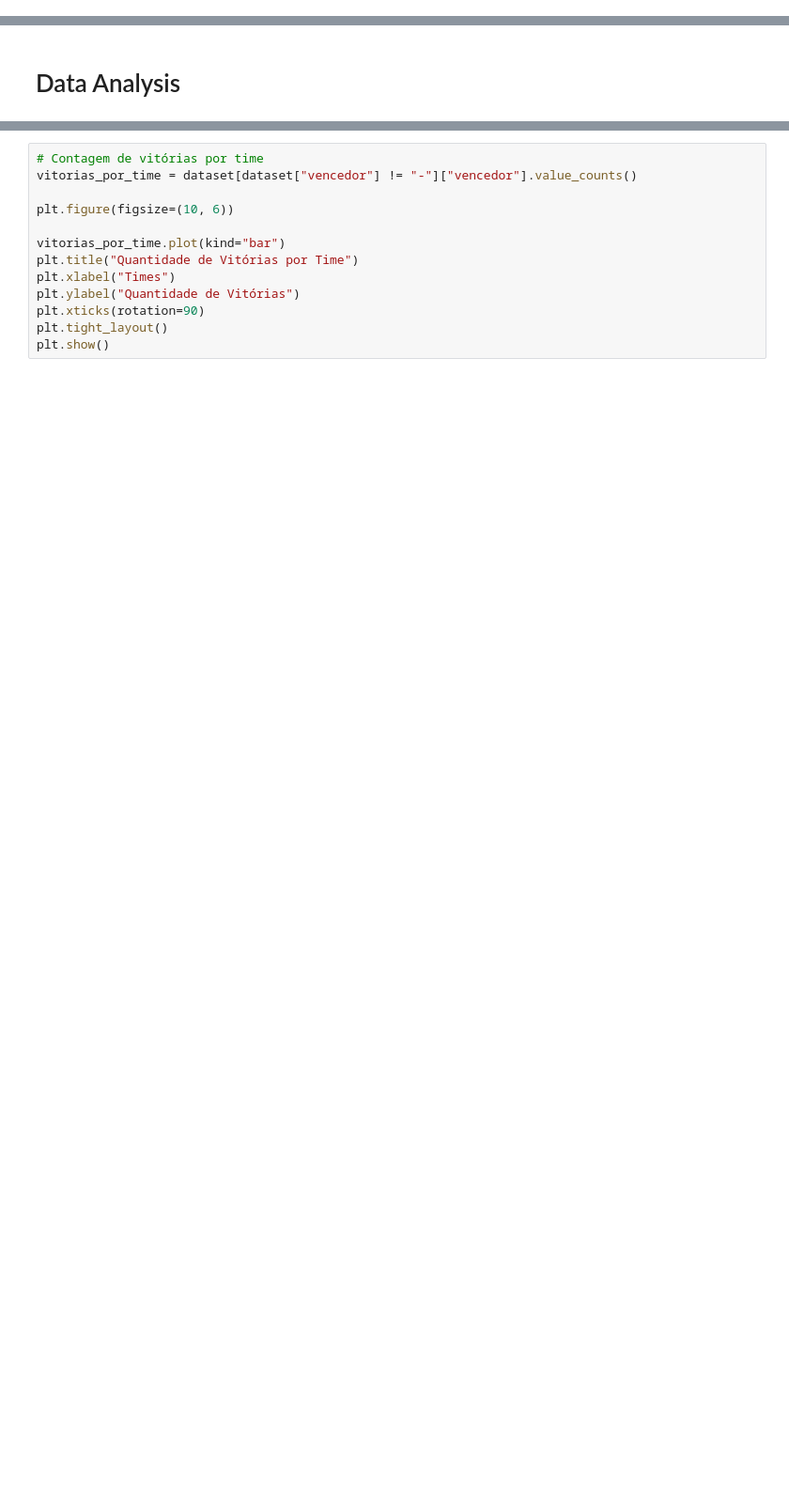
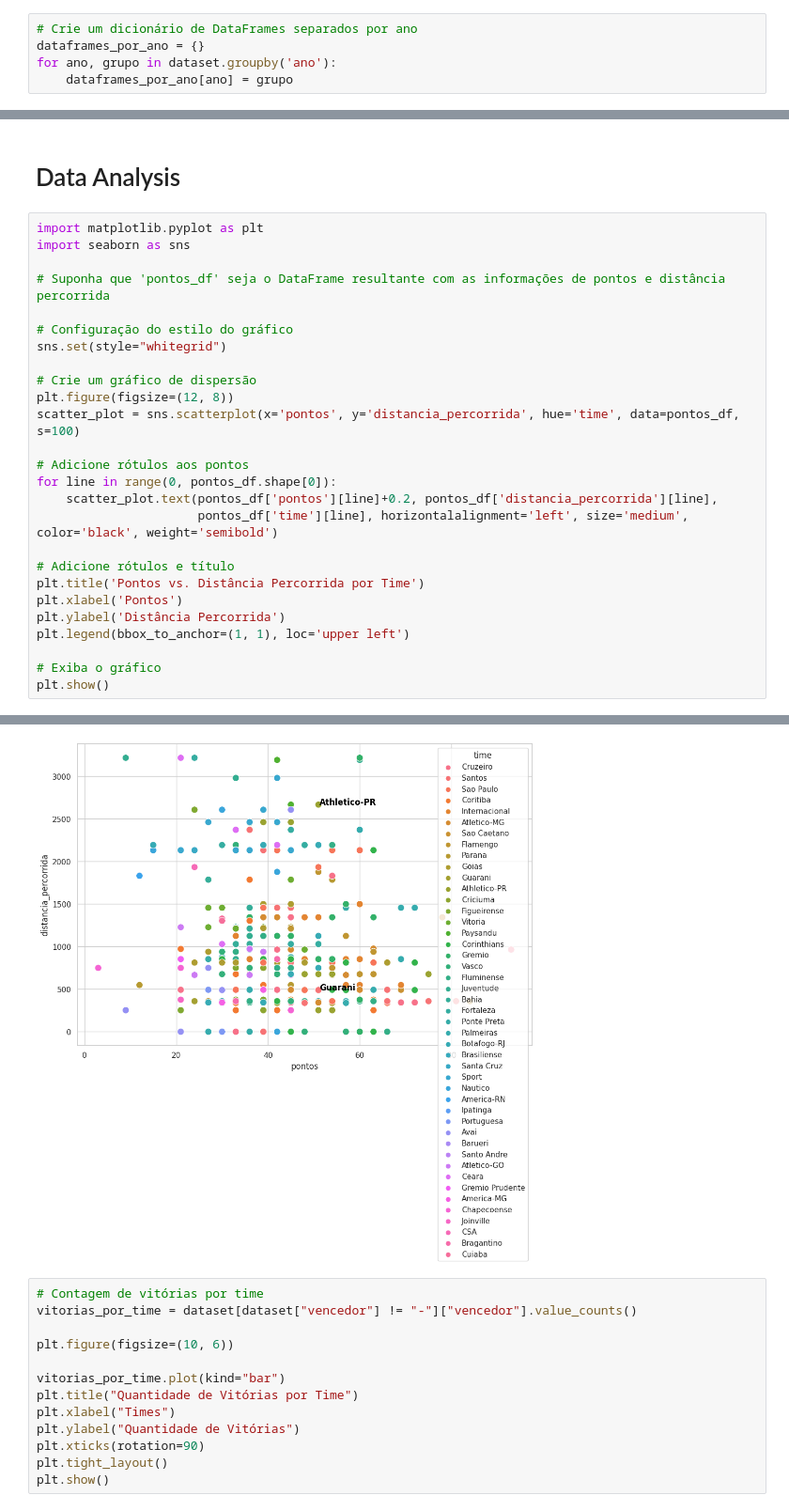
Before and after one commit to pabloalima81/brazilian_soccer_championship, a Jupyter notebook: brazilian_soccer_championship.ipynb, the cells around one changed output, grey strips where cells are left out. Shown at 94% size. Saved outputs shown, nothing was run; the diff lists cells and outputs as text; blank space fills up the shorter version.

```diff
--- a/brazilian_soccer_championship.ipynb
+++ b/brazilian_soccer_championship.ipynb
@@ -76,3 +94,8 @@ dataset['distancia_percorrida'] = dataset.apply(lambda row: calcular_distancia(
     coordenadas_estados.get(row['mandante_Estado'], (0, 0)),  # Coord. do mandante
     coordenadas_estados.get(row['visitante_Estado'], (0, 0))  # Coord. do visitante
 ), axis=1)
+# %%
+# Crie um dicionário de DataFrames separados por ano
+dataframes_por_ano = {}
+for ano, grupo in dataset.groupby('ano'):
+    dataframes_por_ano[ano] = grupo
@@ -79,2 +208,29 @@ dataset['distancia_percorrida'] = dataset.apply(lambda row: calcular_distancia(
 # %% [markdown]
 # Data Analysis
+# %%
+import matplotlib.pyplot as plt
+import seaborn as sns
+
+# Suponha que 'pontos_df' seja o DataFrame resultante com as informações de pontos e distância percorrida
+
+# Configuração do estilo do gráfico
+sns.set(style="whitegrid")
+
+# Crie um gráfico de dispersão
+plt.figure(figsize=(12, 8))
+scatter_plot = sns.scatterplot(x='pontos', y='distancia_percorrida', hue='time', data=pontos_df, s=100)
+
+# Adicione rótulos aos pontos
+for line in range(0, pontos_df.shape[0]):
+    scatter_plot.text(pontos_df['pontos'][line]+0.2, pontos_df['distancia_percorrida'][line],
+                      pontos_df['time'][line], horizontalalignment='left', size='medium', color='black', weight='semibold')
+
+# Adicione rótulos e título
+plt.title('Pontos vs. Distância Percorrida por Time')
+plt.xlabel('Pontos')
+plt.ylabel('Distância Percorrida')
+plt.legend(bbox_to_anchor=(1, 1), loc='upper left')
+
+# Exiba o gráfico
+plt.show()
+# %% [output]
@@ -81,3 +238,4 @@ dataset['distancia_percorrida'] = dataset.apply(lambda row: calcular_distancia(
+[figure, added]
 # %%
 # Contagem de vitórias por time
 vitorias_por_time = dataset[dataset["vencedor"] != "-"]["vencedor"].value_counts()
```
Also changed, not shown: parts of 8 cells of this notebook.
